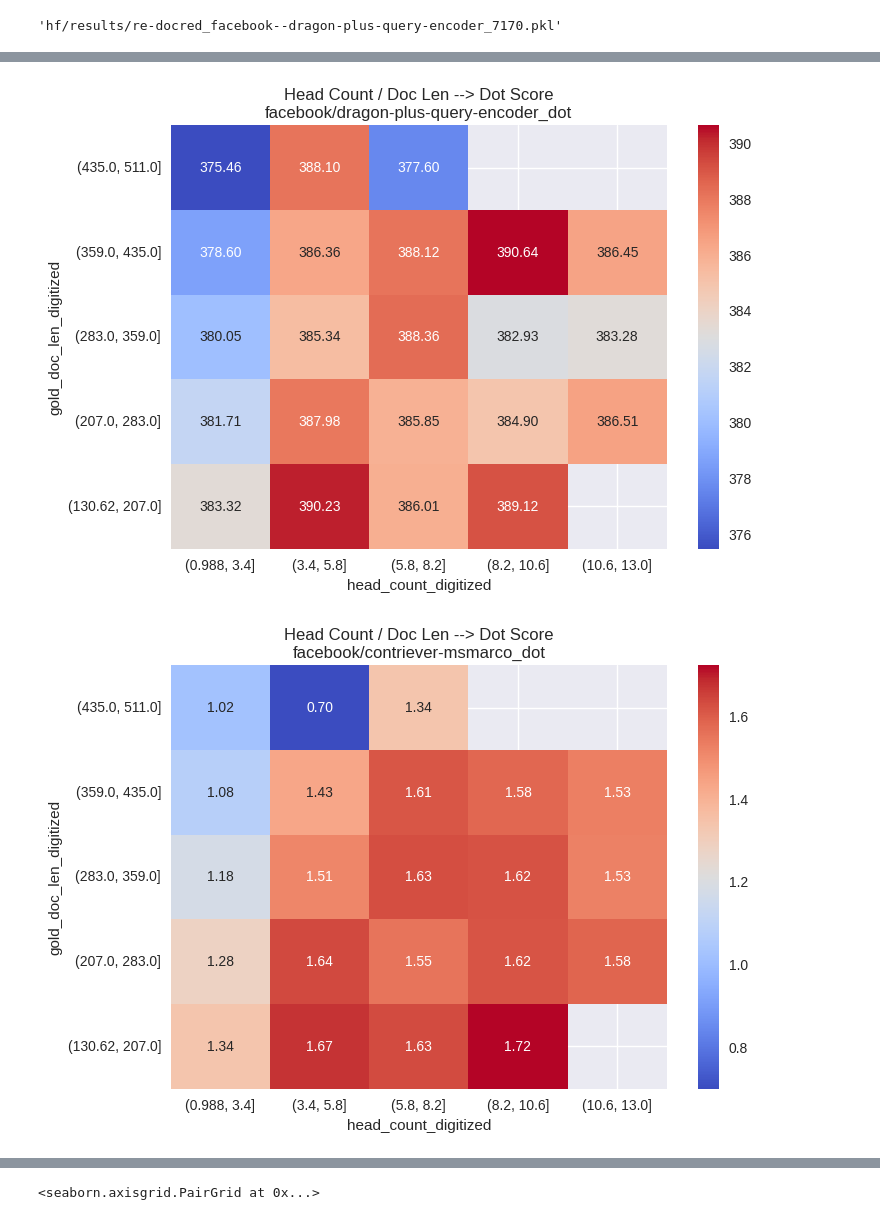
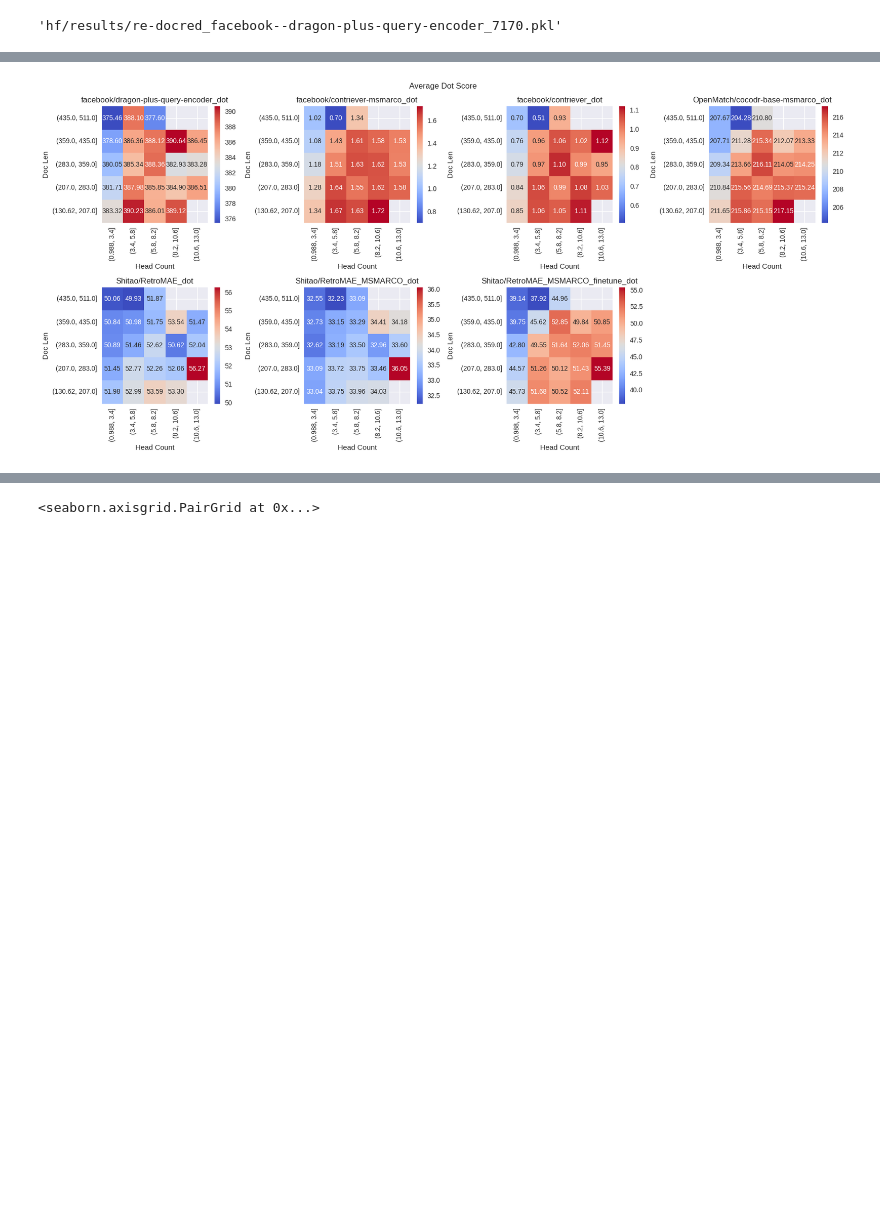
Before and after one commit to mohsenfayyaz/ColDeR, a Jupyter notebook: src/notebooks/Analysis_Repetition.ipynb, the cells around one changed output, grey strips where cells are left out. Saved outputs shown, nothing was run; the diff lists cells and outputs as text; code cells hidden in the pictures; blank space fills up the shorter version.

```diff
--- a/src/notebooks/Analysis_Repetition.ipynb
+++ b/src/notebooks/Analysis_Repetition.ipynb
@@ -97,7 +97,11 @@ def digitize_col(df_col, bins) -> pd.DataFrame:
 cfgs = [
     ("facebook/dragon-plus-query-encoder", "facebook/dragon-plus-context-encoder", "cls"),
     ("facebook/contriever-msmarco", "facebook/contriever-msmarco", "avg"),
+    ("facebook/contriever", "facebook/contriever", "avg"),
     ("OpenMatch/cocodr-base-msmarco", "OpenMatch/cocodr-base-msmarco", "cls"),
+    ("Shitao/RetroMAE", "Shitao/RetroMAE", "cls"),
+    ("Shitao/RetroMAE_MSMARCO", "Shitao/RetroMAE_MSMARCO", "cls"),
+    ("Shitao/RetroMAE_MSMARCO_finetune", "Shitao/RetroMAE_MSMARCO_finetune", "cls")
 ]
 
 df = df_raw.copy()
@@ -137,16 +160,23 @@ OpenMatch/cocodr-base-msmarco_dot
 # %%
 df["head_count"] = df["head_entity"].str.len()
 bins = 5
 df["head_count_digitized"] = digitize_col(df["head_count"], bins=bins)
 df["gold_doc_len_digitized"] = digitize_col(df["gold_doc_len"], bins=bins)
 
 # df = df[["head_entity", "head_count", "gold_doc_len", "head_count_digitized", "gold_doc_len_digitized"]]
-for col in plot_col_dots:
+
+plt.figure(figsize=(17, 8))
+for i, col in enumerate(plot_col_dots):
+    plt.subplot(2, 4, i+1)
     dfp = df.pivot_table(index="gold_doc_len_digitized", columns="head_count_digitized", values=col, aggfunc="mean")
     dfp = dfp.reindex(index=dfp.index[::-1])
     sns.heatmap(dfp, annot=True, fmt=".2f", cmap="coolwarm")
-    plt.title(f"Head Count / Doc Len --> Dot Score\n{col}")
-    plt.show()
+    plt.title(f"{col}")
+    plt.ylabel("Doc Len")
+    plt.xlabel("Head Count")
+    # plt.show()
+plt.suptitle("Average Dot Score")
+plt.tight_layout()
+plt.savefig("figs/repetition_heatmap.pdf")
 # %% [output]
-[figure, old version]
+[figure, new version]
-[figure, removed]
```
Also changed, not shown: parts of 7 cells of this notebook, 10 other files.
